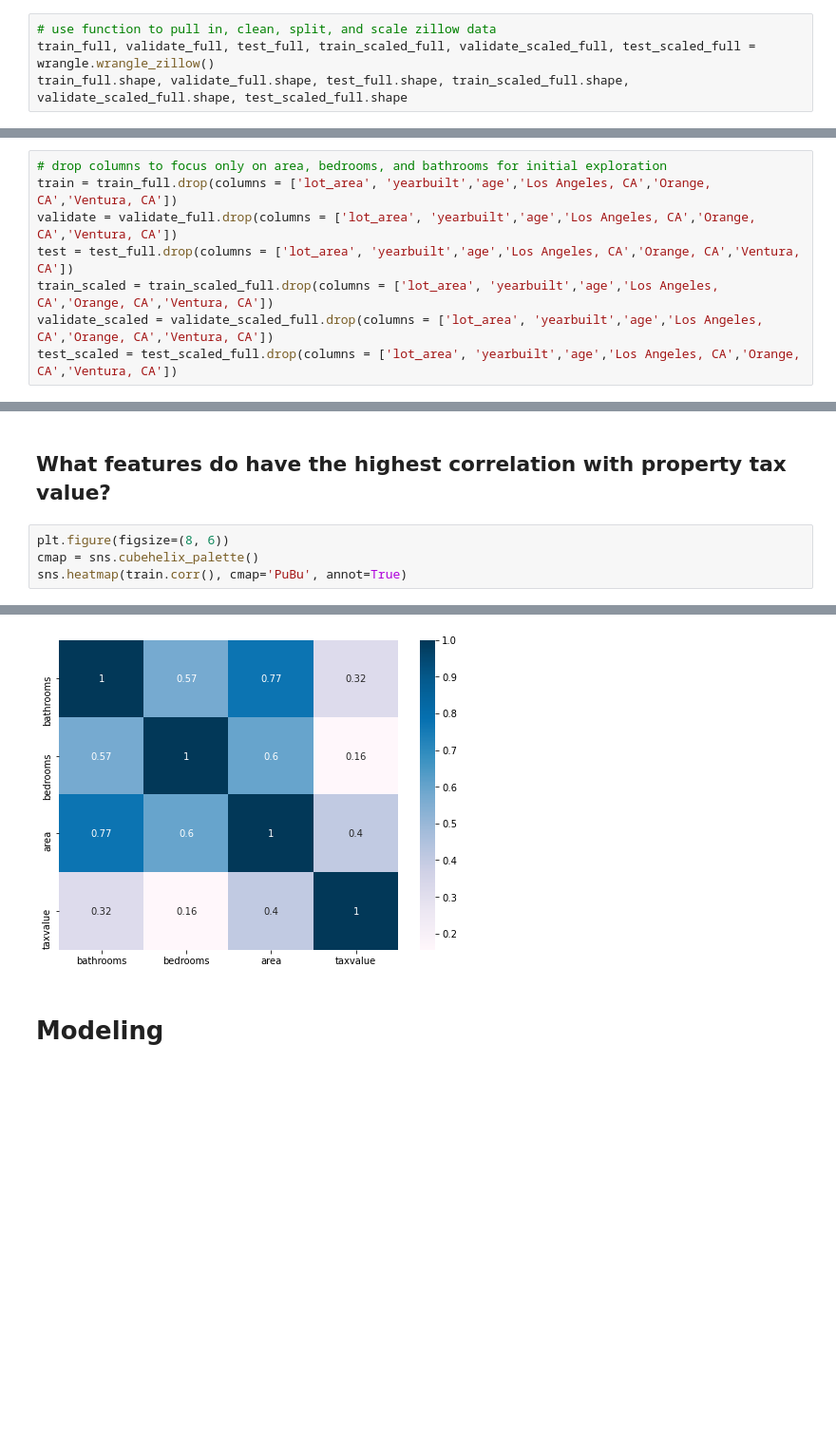
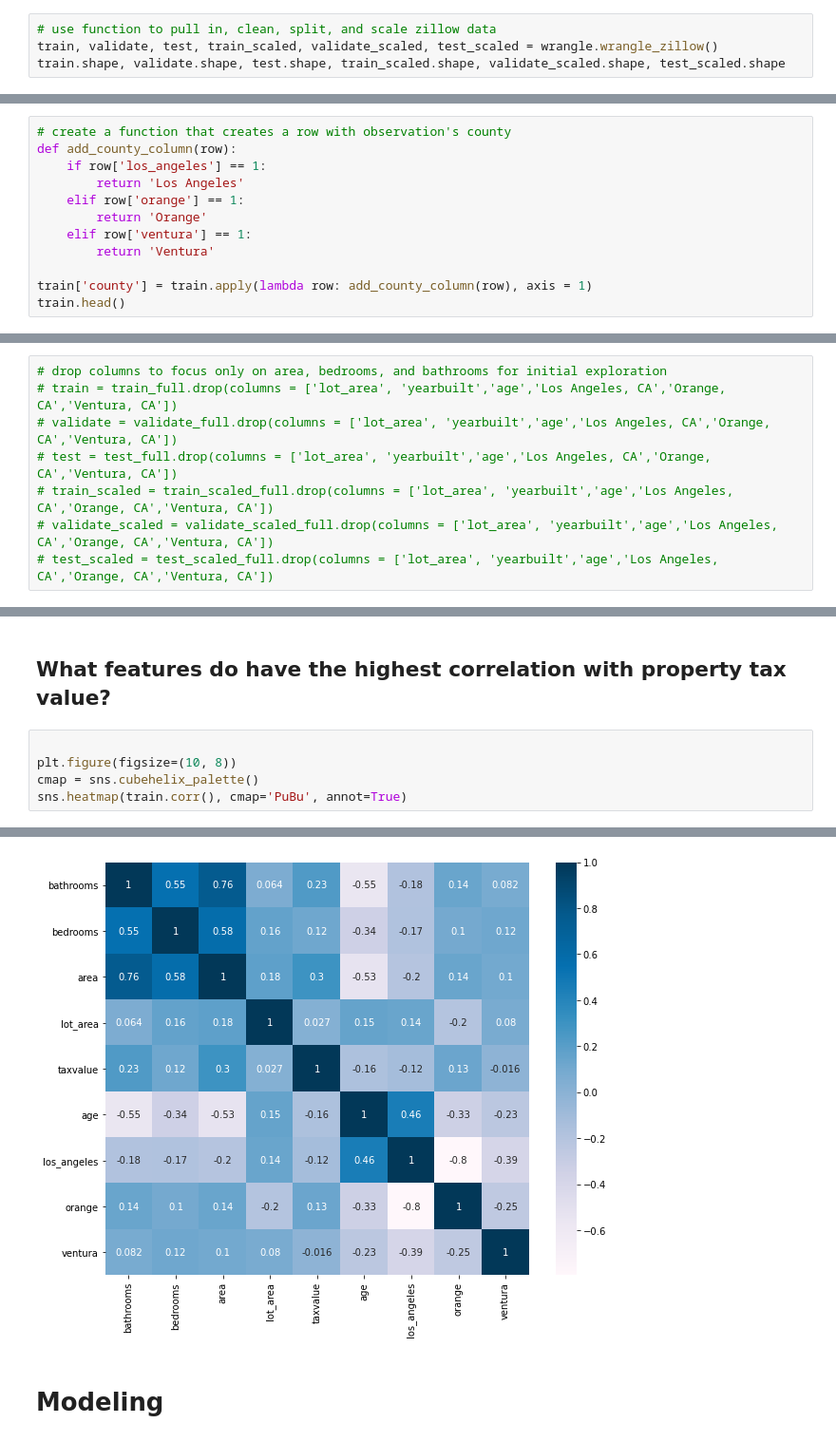
Before and after one commit to lainslie-18/zillow_regression_project, a Jupyter notebook: explore_model.ipynb, the cells around one changed output, grey strips where cells are left out. Shown: that part at 95% size. Saved outputs shown, nothing was run; the diff lists cells and outputs as text; blank space fills up the shorter version.

```diff
--- a/explore_model.ipynb
+++ b/explore_model.ipynb
@@ -33,6 +36,6 @@ import warnings
 warnings.filterwarnings("ignore")
 # %%
 # use function to pull in, clean, split, and scale zillow data
-train_full, validate_full, test_full, train_scaled_full, validate_scaled_full, test_scaled_full = wrangle.wrangle_zillow()
-train_full.shape, validate_full.shape, test_full.shape, train_scaled_full.shape, validate_scaled_full.shape, test_scaled_full.shape
+train, validate, test, train_scaled, validate_scaled, test_scaled = wrangle.wrangle_zillow()
+train.shape, validate.shape, test.shape, train_scaled.shape, validate_scaled.shape, test_scaled.shape
 # %% [output]
@@ -76,0 +53,12 @@ train_full.head()
+# %%
+# create a function that creates a row with observation's county
+def add_county_column(row):
+    if row['los_angeles'] == 1:
+        return 'Los Angeles'
+    elif row['orange'] == 1:
+        return 'Orange'
+    elif row['ventura'] == 1:
+        return 'Ventura'
+
+train['county'] = train.apply(lambda row: add_county_column(row), axis = 1)
+train.head()
@@ -77,8 +72,8 @@ train_full.head()
 # %%
 # drop columns to focus only on area, bedrooms, and bathrooms for initial exploration
-train = train_full.drop(columns = ['lot_area', 'yearbuilt','age','Los Angeles, CA','Orange, CA','Ventura, CA'])
-validate = validate_full.drop(columns = ['lot_area', 'yearbuilt','age','Los Angeles, CA','Orange, CA','Ventura, CA'])
-test = test_full.drop(columns = ['lot_area', 'yearbuilt','age','Los Angeles, CA','Orange, CA','Ventura, CA'])
-train_scaled = train_scaled_full.drop(columns = ['lot_area', 'yearbuilt','age','Los Angeles, CA','Orange, CA','Ventura, CA'])
-validate_scaled = validate_scaled_full.drop(columns = ['lot_area', 'yearbuilt','age','Los Angeles, CA','Orange, CA','Ventura, CA'])
-test_scaled = test_scaled_full.drop(columns = ['lot_area', 'yearbuilt','age','Los Angeles, CA','Orange, CA','Ventura, CA'])
+# train = train_full.drop(columns = ['lot_area', 'yearbuilt','age','Los Angeles, CA','Orange, CA','Ventura, CA'])
+# validate = validate_full.drop(columns = ['lot_area', 'yearbuilt','age','Los Angeles, CA','Orange, CA','Ventura, CA'])
+# test = test_full.drop(columns = ['lot_area', 'yearbuilt','age','Los Angeles, CA','Orange, CA','Ventura, CA'])
+# train_scaled = train_scaled_full.drop(columns = ['lot_area', 'yearbuilt','age','Los Angeles, CA','Orange, CA','Ventura, CA'])
+# validate_scaled = validate_scaled_full.drop(columns = ['lot_area', 'yearbuilt','age','Los Angeles, CA','Orange, CA','Ventura, CA'])
+# test_scaled = test_scaled_full.drop(columns = ['lot_area', 'yearbuilt','age','Los Angeles, CA','Orange, CA','Ventura, CA'])
@@ -174,11 +182,12 @@ p-value: 0.0
 # %% [markdown]
 ## What features do have the highest correlation with property tax value?
 # %%
-plt.figure(figsize=(8, 6))
+
+plt.figure(figsize=(10, 8))
 cmap = sns.cubehelix_palette()
 sns.heatmap(train.corr(), cmap='PuBu', annot=True)
 # %% [output]
 <AxesSubplot:>
-[figure, old version]
+[figure, new version]
 # %% [markdown]
 # Modeling
```
Also changed, not shown: parts of 29 cells of this notebook, 4 other files.
